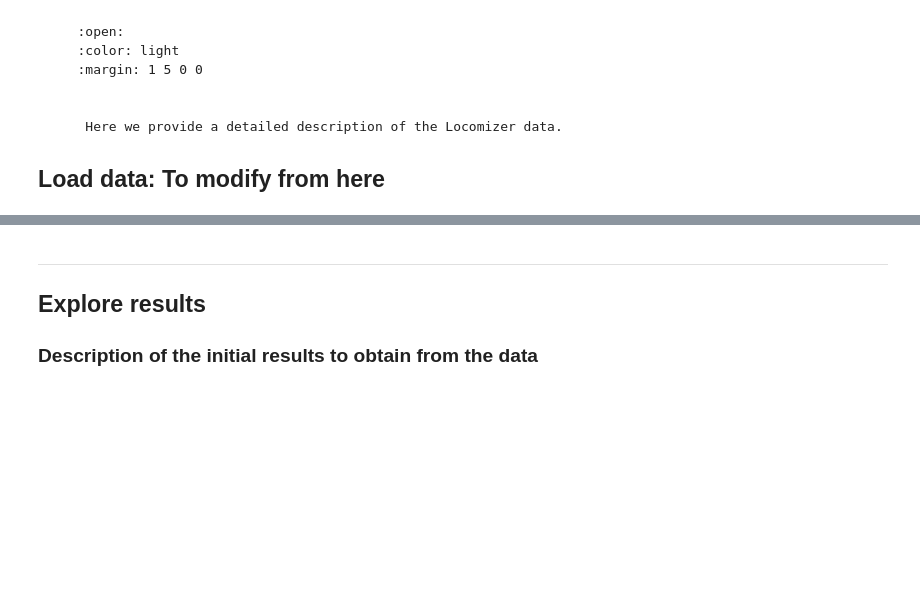
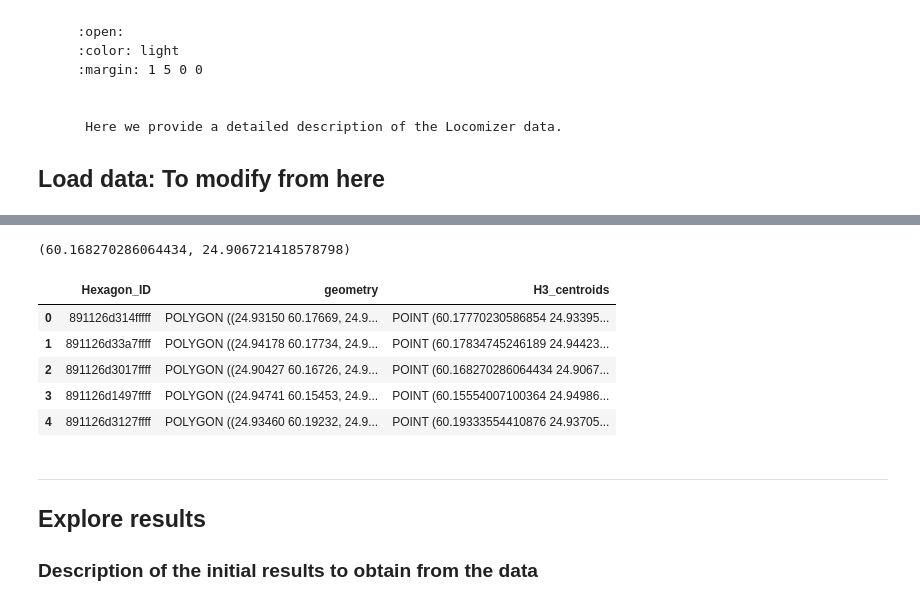
Before and after one commit to AaltoGIS/Mobile-Tartu-2024, a Jupyter notebook: source/notebooks/T0_Intro_to_data.ipynb, the cells around one changed output, grey strips where cells are left out. Cells and saved outputs as stored; diff of their text form; code cells hidden in the pictures; blank space fills up the shorter version.

```diff
--- a/source/notebooks/T0_Intro_to_data.ipynb
+++ b/source/notebooks/T0_Intro_to_data.ipynb
@@ -27,0 +32,12 @@ sys.path.insert(0, str(R5PY_DIRECTORY))
+# %%
+import geopandas as gpd
+import osmnx as ox
+## Helsinki Central Location
+from shapely.geometry import Point
+
+address = "Railway station, Helsinki, Finland"
+lat, lon = ox.geocode(address)
+
+# Create a GeoDataFrame out of the coordinates
+origin = gpd.GeoDataFrame({"geometry": [Point(lon, lat)], "name": "Helsinki Railway station", "id": [0]}, index=[0], crs="epsg:4326")
+origin.explore(max_zoom=13, color="red", marker_kwds={"radius": 12})
@@ -27,0 +48,19 @@ sys.path.insert(0, str(R5PY_DIRECTORY))
+# %%
+import shapely
+import h3
+import matplotlib.pyplot as plt
+# h3 hexagons are to be created at a specified resolution from 1-10
+resolution = 9
+
+# We can indicate the number of hexagonal rings around the central hexagon
+ring_size = 8
+
+# Get the H3 hexagons covering the central Helsinki
+center_h3 = h3.geo_to_h3(lat, lon, resolution)
+hexagons = list(h3.k_ring(center_h3, ring_size))  # Convert the set to a list
+
+# Create a GeoDataFrame with hexagons and their corresponding geometries
+hexagon_geometries = [shapely.geometry.Polygon(h3.h3_to_geo_boundary(hexagon, geo_json=True)) for hexagon in hexagons]
+
+hexagon_df = gpd.GeoDataFrame({'Hexagon_ID': hexagons, 'geometry': hexagon_geometries},crs="epsg:4326")
+hexagon_df.explore()
@@ -28,3 +69,19 @@ sys.path.insert(0, str(R5PY_DIRECTORY))
+# %%
+hexagon_df.head()
+h3.h3_to_geo("891126d3017ffff")
+# %% [output]
+(60.168270286064434, 24.906721418578798)
+# %%
+## Create a column of centroids and make them as point geometry
+hexagon_df["H3_centroids"] = hexagon_df.Hexagon_ID.apply(lambda x: Point(h3.h3_to_geo(str(x))))
+hexagon_df.head()
+# %% [output]
+|  | Hexagon_ID | geometry | H3_centroids |
+| 0 | 891126d314fffff | POLYGON ((24.93150 60.17669, 24.9... | POINT (60.17770230586854 24.93395... |
+| 1 | 891126d33a7ffff | POLYGON ((24.94178 60.17734, 24.9... | POINT (60.17834745246189 24.94423... |
+| 2 | 891126d3017ffff | POLYGON ((24.90427 60.16726, 24.9... | POINT (60.168270286064434 24.9067... |
+| 3 | 891126d1497ffff | POLYGON ((24.94741 60.15453, 24.9... | POINT (60.15554007100364 24.94986... |
+| 4 | 891126d3127ffff | POLYGON ((24.93460 60.19232, 24.9... | POINT (60.19333554410876 24.93705... |
 # %% [markdown]
 ***
 
```
Also changed, not shown: parts of 4 cells of this notebook, 3 other files.
